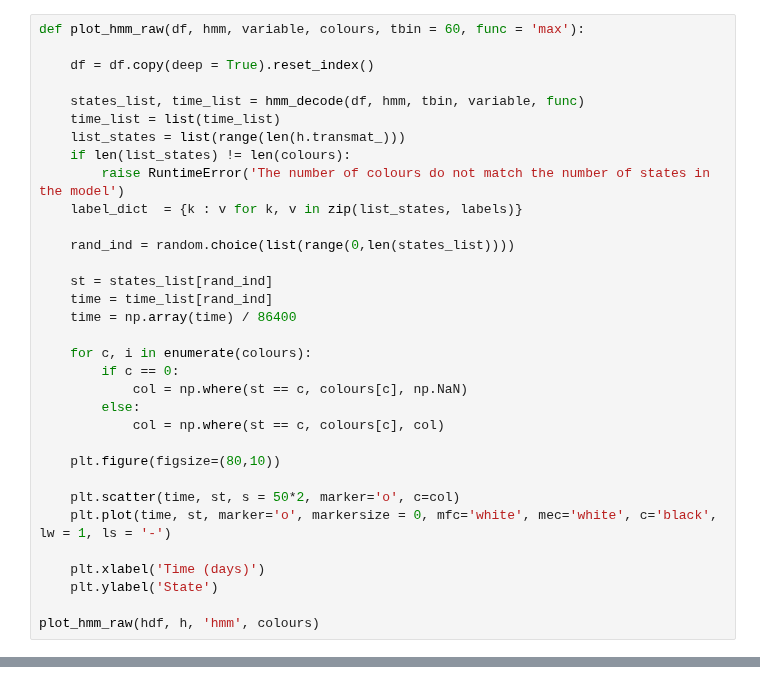
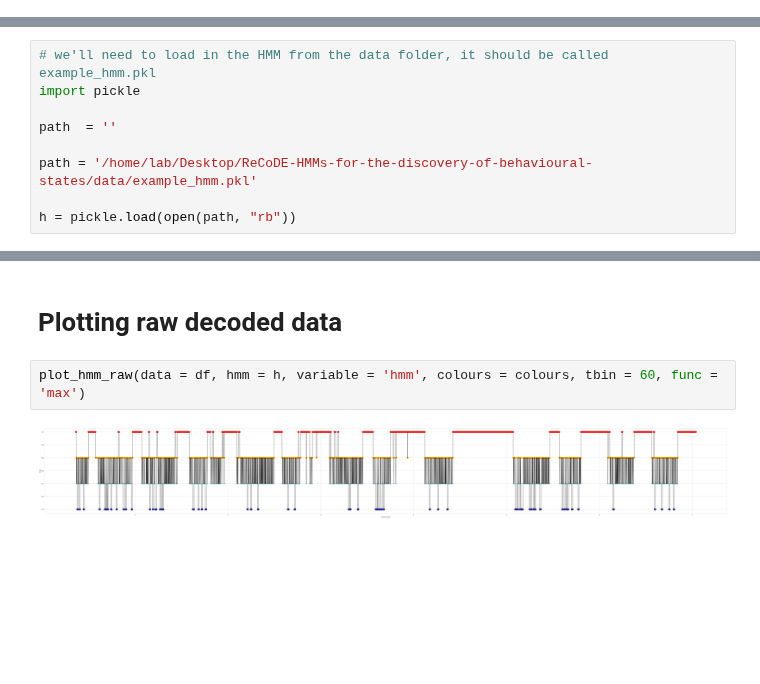
Before and after one commit to ImperialCollegeLondon/ReCoDE-HMMs-for-the-discovery-of-behavioural-states, a Jupyter notebook: notebooks/3_Visualising_the_results.ipynb, the cells around one changed output, grey strips where cells are left out. Saved outputs shown, nothing was run; the diff lists cells and outputs as text; blank space fills up the shorter version.

Commit message:
set plotting functions and called in 3

```diff
--- a/notebooks/3_Visualising_the_results.ipynb
+++ b/notebooks/3_Visualising_the_results.ipynb
@@ -208,33 +0,0 @@ import random
-# %%
-def plot_hmm_raw(df, hmm, variable, colours, tbin = 60, func = 'max'):
-
-    df = df.copy(deep = True).reset_index()
-
-    states_list, time_list = hmm_decode(df, hmm, tbin, variable, func)
-    time_list = list(time_list)
-    list_states = list(range(len(h.transmat_)))
-    if len(list_states) != len(colours):
-        raise RuntimeError('The number of colours do not match the number of states in the model')
-    label_dict  = {k : v for k, v in zip(list_states, labels)}
-
-    rand_ind = random.choice(list(range(0,len(states_list))))
-
-    st = states_list[rand_ind]
-    time = time_list[rand_ind]
-    time = np.array(time) / 86400
-
-    for c, i in enumerate(colours):
-        if c == 0:
-            col = np.where(st == c, colours[c], np.NaN)
-        else:
-            col = np.where(st == c, colours[c], col)
-
-    plt.figure(figsize=(80,10))
-
-    plt.scatter(time, st, s = 50*2, marker='o', c=col)
-    plt.plot(time, st, marker='o', markersize = 0, mfc='white', mec='white', c='black', lw = 1, ls = '-')
-
-    plt.xlabel('Time (days)')
-    plt.ylabel('State')
-
-plot_hmm_raw(hdf, h, 'hmm', colours)
@@ -242,0 +18,9 @@ plot_hmm_raw(hdf, h, 'hmm', colours)
+# %%
+# we'll need to load in the HMM from the data folder, it should be called example_hmm.pkl
+import pickle
+
+path  = ''
+
+path = '/home/lab/Desktop/ReCoDE-HMMs-for-the-discovery-of-behavioural-states/data/example_hmm.pkl'
+
+h = pickle.load(open(path, "rb"))
@@ -242,0 +101,7 @@ plot_hmm_raw(hdf, h, 'hmm', colours)
+# %% [markdown]
+Plotting raw decoded data
+====
+# %%
+plot_hmm_raw(data = df, hmm = h, variable = 'hmm', colours = colours, tbin = 60, func = 'max')
+# %% [output]
+[figure, added]
```
Also changed, not shown: parts of 36 cells of this notebook, 9 other files.
